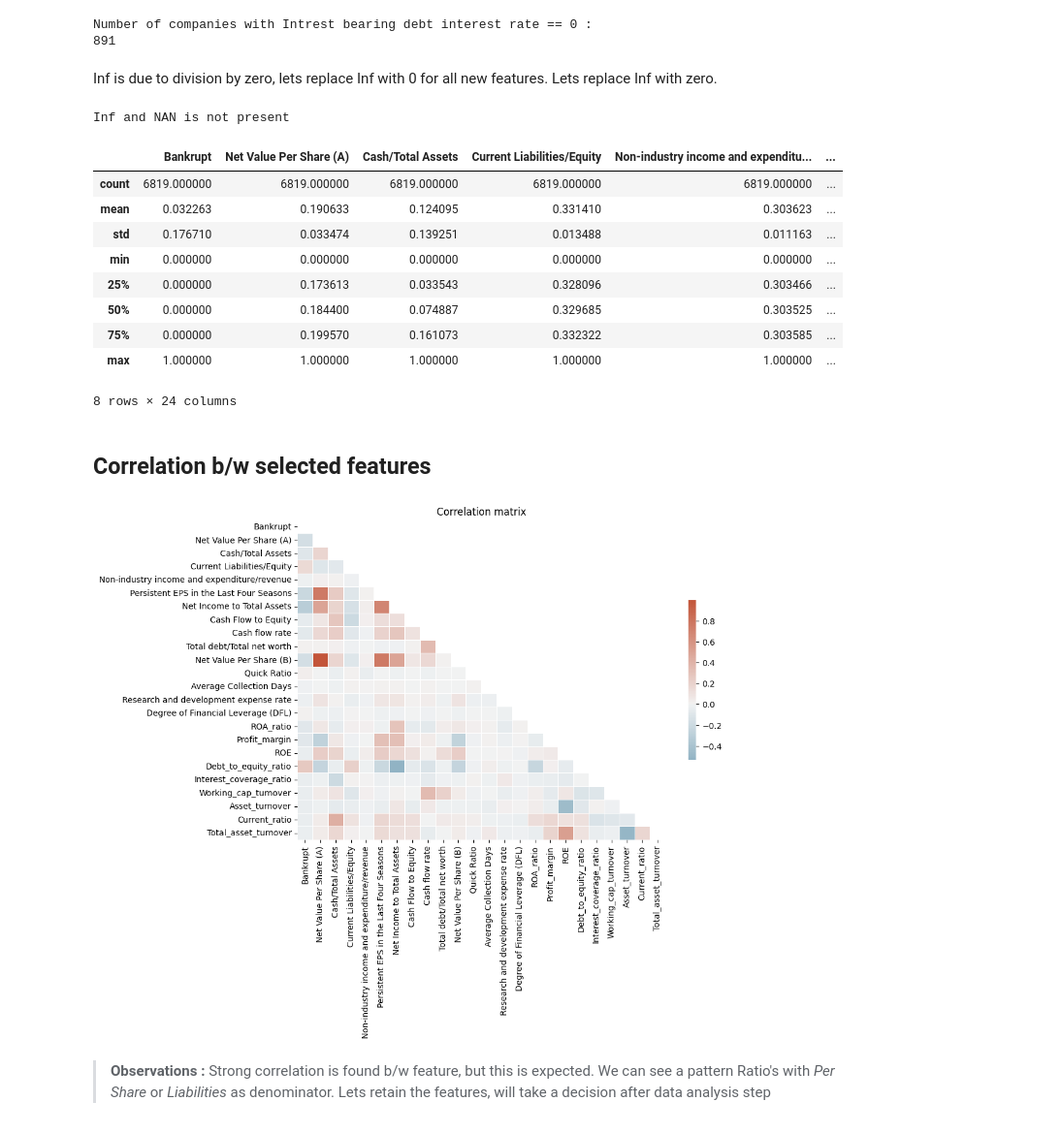
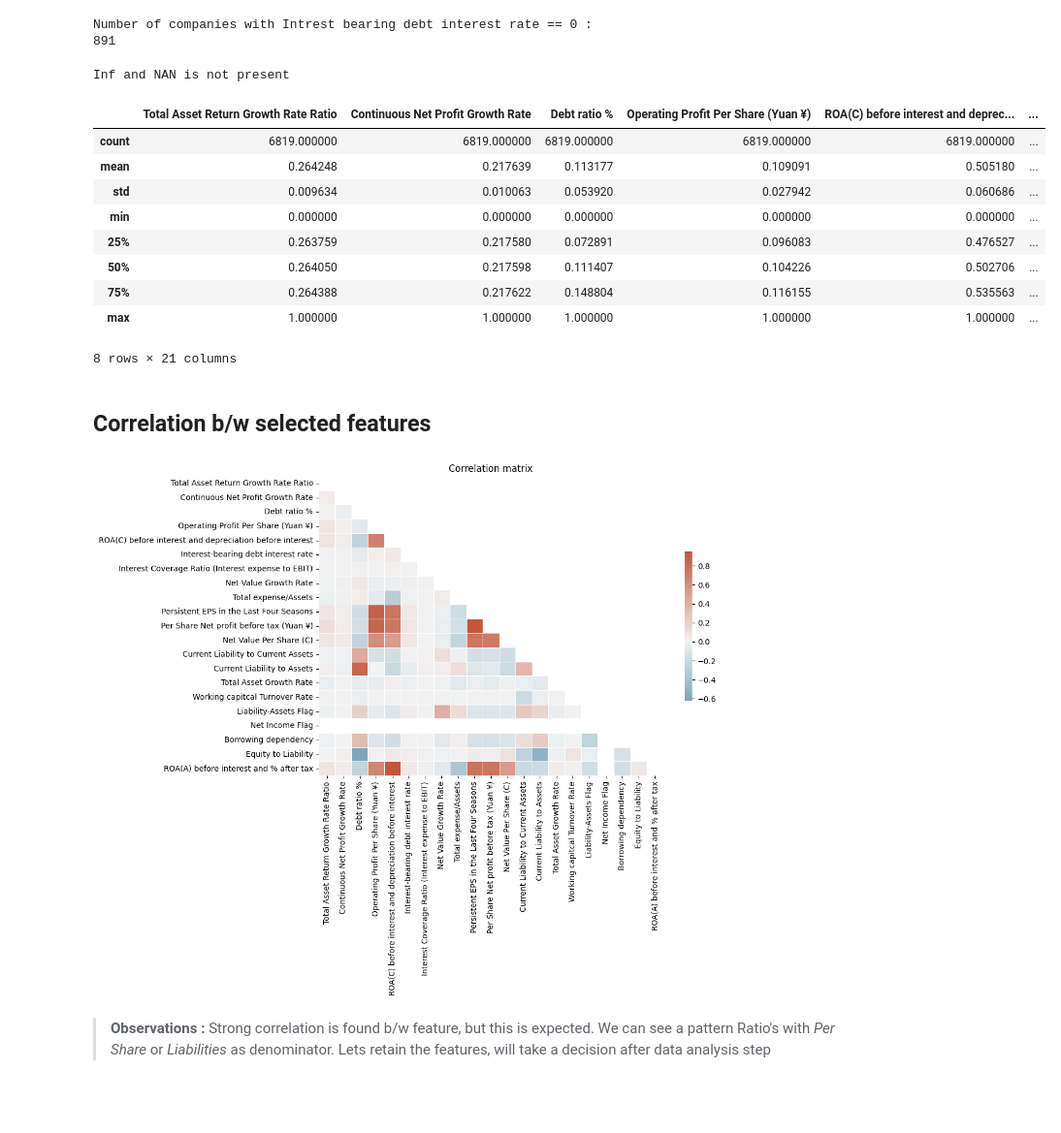
Before and after one commit to kuralamuthan300/bankruptcy_prediction, a Jupyter notebook: bankruptcy-eda-modelling.ipynb, the cells around one changed output. Shown at 97% size. Cells and saved outputs as stored; diff of their text form; code cells hidden in the pictures; blank space fills up the shorter version.

```diff
--- a/bankruptcy-eda-modelling.ipynb
+++ b/bankruptcy-eda-modelling.ipynb
@@ -249,15 +265,16 @@ y = company_df.Bankrupt
 X_train, X_test, y_train, y_test = train_test_split(X, y, test_size=0.2, stratify=y, random_state=42)
 # %%
 # Calculating Predictive power score (PPS)
-pps_input_df = X_train
-pps_input_df['Bankrupt'] = y_train.astype(str)
+pps_input_df = X_train.copy()
+pps_input_df['Bankrupt'] = y_train.astype(str).copy()
 pps_df = pps.predictors(pps_input_df, y="Bankrupt")
+pps_df = pps_df[pps_df.ppscore > 0]
 
 # Plotting PPS
 plt.figure(figsize=(16,6))
 sns.barplot(data=pps_df, x="ppscore", y="x")
 plt.ylabel("Features")
-plt.xlabel("PPScore")
+plt.xlabel("PPScore > 0")
 plt.tight_layout()
 plt.title("PPScore")
 plt.show()
@@ -280,2 +295,4 @@ pps_df.sort_values(by=['ppscore'], ascending=False)[:10]
+# %%
+selected_features_final = pps_df.x.tolist()
 # %%
 # Get top n features
@@ -333,7 +350,5 @@ plt.show()
 # %%
 # Selecting above features for EDA and model building
-selected_features = list(reversed(feature_importance_df.Feature.to_list()))
-print("Selected features :")
-print(selected_features)
+selected_features_final = list(set(selected_features_final + feature_importance_df.Feature.to_list()))
 # %% [output]
 Selected features :
@@ -358,7 +355,0 @@ def feature_creation(df):
-# %%
-# Create new features or ratios
-company_df = feature_creation(company_df)
-
-selected_features.extend(['ROA_ratio','Profit_margin','ROE','Debt_to_equity_ratio','Interest_coverage_ratio','Working_cap_turnover','Asset_turnover','Current_ratio','Total_asset_turnover'])
-print("Selected features :")
-print(selected_features)
@@ -420,8 +408,6 @@ print(len(company_df[company_df['Interest-bearing debt interest rate'] == 0]))
 # %% [output]
 Number of companies with Intrest bearing debt interest rate == 0 :
 891
-# %% [markdown]
-Inf is due to division by zero, lets replace Inf with 0 for all new features. Lets replace Inf with zero.
 # %%
 company_df.replace([np.inf, -np.inf,np.nan], 0, inplace=True)
 # %%
@@ -440,25 +426,25 @@ else:
 # %% [output]
 Inf and NAN is not present
 # %%
-company_df[selected_features].describe()
+company_df[selected_features_final].describe()
 # %% [output]
-|  | Bankrupt | Net Value Per Share (A) | Cash/Total Assets | Current Liabilities/Equity | Non-industry income and expenditu... | ... |
+|  | Total Asset Return Growth Rate Ratio | Continuous Net Profit Growth Rate | Debt ratio % | Operating Profit Per Share (Yuan ¥) | ROA(C) before interest and deprec... | ... |
 | count | 6819.000000 | 6819.000000 | 6819.000000 | 6819.000000 | 6819.000000 | ... |
-| mean | 0.032263 | 0.190633 | 0.124095 | 0.331410 | 0.303623 | ... |
-| std | 0.176710 | 0.033474 | 0.139251 | 0.013488 | 0.011163 | ... |
+| mean | 0.264248 | 0.217639 | 0.113177 | 0.109091 | 0.505180 | ... |
+| std | 0.009634 | 0.010063 | 0.053920 | 0.027942 | 0.060686 | ... |
 | min | 0.000000 | 0.000000 | 0.000000 | 0.000000 | 0.000000 | ... |
-| 25% | 0.000000 | 0.173613 | 0.033543 | 0.328096 | 0.303466 | ... |
-| 50% | 0.000000 | 0.184400 | 0.074887 | 0.329685 | 0.303525 | ... |
-| 75% | 0.000000 | 0.199570 | 0.161073 | 0.332322 | 0.303585 | ... |
+| 25% | 0.263759 | 0.217580 | 0.072891 | 0.096083 | 0.476527 | ... |
+| 50% | 0.264050 | 0.217598 | 0.111407 | 0.104226 | 0.502706 | ... |
+| 75% | 0.264388 | 0.217622 | 0.148804 | 0.116155 | 0.535563 | ... |
 | max | 1.000000 | 1.000000 | 1.000000 | 1.000000 | 1.000000 | ... |
-8 rows × 24 columns
+8 rows × 21 columns
 # %% [markdown]
 ## Correlation b/w selected features
 # %%
 # Correlation
 
 # Compute the correlation matrix
-corr = company_df[selected_features].corr()
+corr = company_df[selected_features_final].corr()
 
 # Generate a mask for the upper triangle
 mask = np.triu(np.ones_like(corr, dtype=bool))
@@ -476,7 +462,7 @@ sns.heatmap(corr, mask=mask, cmap=cmap, center=0,
 plt.title("Correlation matrix")
 plt.show()
 # %% [output]
-[figure, old version]
+[figure, new version]
 # %% [markdown]
 > **Observations :** Strong correlation is found b/w feature, but this is expected. We can see a pattern Ratio's with *Per Share* or *Liabilities* as denominator. Lets retain the features, will take a decision after data analysis step
 # %% [markdown]
```
Also changed, not shown: parts of 53 cells of this notebook.
